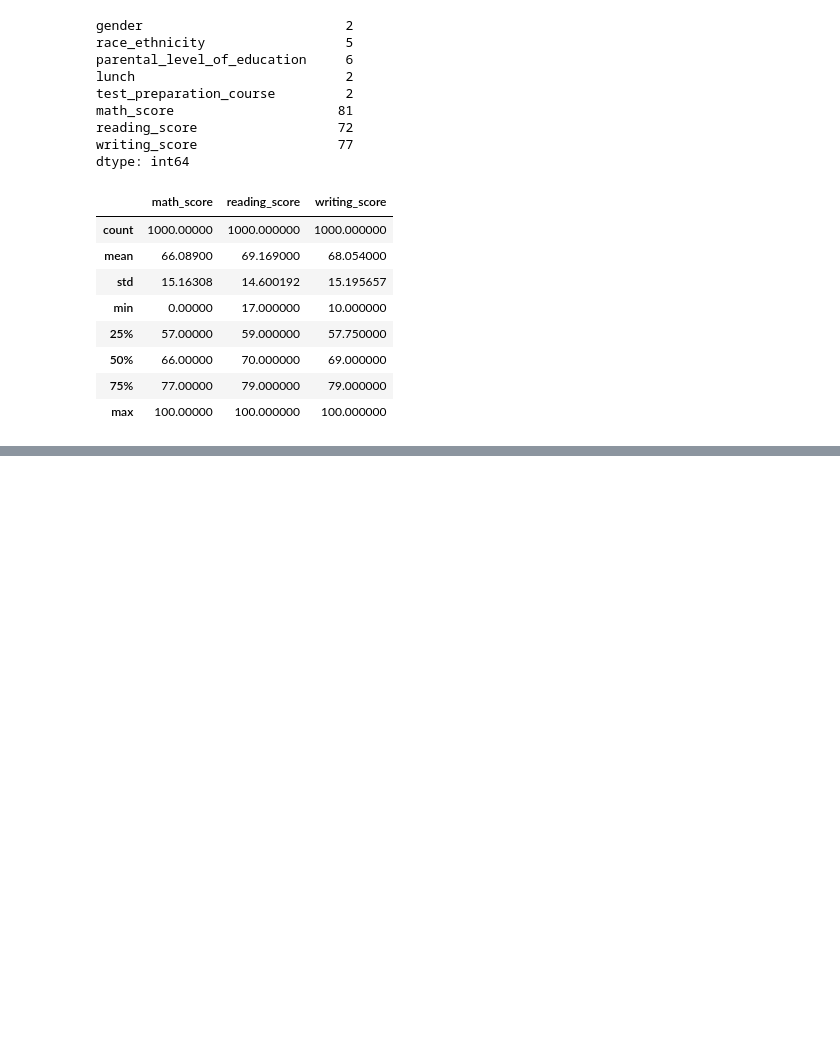
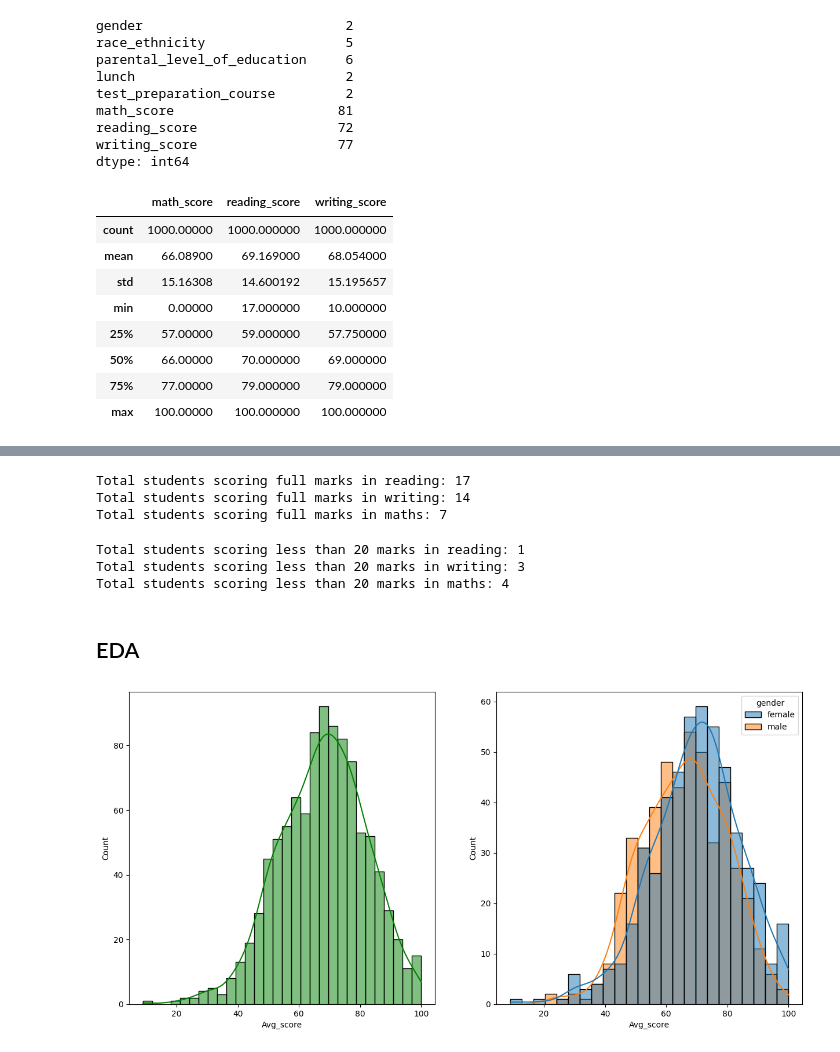
Before and after one commit to Harshvardhan2164/MLOPS-Project, a Jupyter notebook: End-to-End Student Analysis Project/research/EDA.ipynb, the cells around one changed output, grey strips where cells are left out. Saved outputs shown, nothing was run; the diff lists cells and outputs as text; code cells hidden in the pictures; blank space fills up the shorter version.

```diff
--- a/End-to-End Student Analysis Project/research/EDA.ipynb
+++ b/End-to-End Student Analysis Project/research/EDA.ipynb
@@ -53,5 +54,3 @@ memory usage: 62.6+ KB
 data.duplicated().sum()
 # %% [output]
 0
-# %%
-data.drop_duplicates(inplace=True)
@@ -85,0 +109,4 @@ data.describe()
+# %%
+data['Total_score'] = (data['math_score'] + data['reading_score'] + data['writing_score'])
+data['Avg_score'] = data['Total_score']/3
+data.head()
@@ -85,0 +120,35 @@ data.describe()
+# %%
+reading_full = data[data['reading_score'] == 100]['Avg_score'].count()
+writing_full = data[data['writing_score'] == 100]['Avg_score'].count()
+maths_full = data[data['math_score'] == 100]['Avg_score'].count()
+
+print(f"Total students scoring full marks in reading: {reading_full}")
+print(f"Total students scoring full marks in writing: {writing_full}")
+print(f"Total students scoring full marks in maths: {maths_full}")
+# %% [output]
+Total students scoring full marks in reading: 17
+Total students scoring full marks in writing: 14
+Total students scoring full marks in maths: 7
+# %%
+reading_less_20 = data[data['reading_score'] < 20]['Avg_score'].count()
+writing_less_20 = data[data['writing_score'] < 20]['Avg_score'].count()
+maths_less_20 = data[data['math_score'] < 20]['Avg_score'].count()
+
+print(f"Total students scoring less than 20 marks in reading: {reading_less_20}")
+print(f"Total students scoring less than 20 marks in writing: {writing_less_20}")
+print(f"Total students scoring less than 20 marks in maths: {maths_less_20}")
+# %% [output]
+Total students scoring less than 20 marks in reading: 1
+Total students scoring less than 20 marks in writing: 3
+Total students scoring less than 20 marks in maths: 4
+# %% [markdown]
+## EDA
+# %%
+fig, axs = plt.subplots(1, 2, figsize=(15, 7))
+plt.subplot(121)
+sns.histplot(data, x='Avg_score', bins=30, kde=True, color='g')
+plt.subplot(122)
+sns.histplot(data, x='Avg_score', kde=True, hue='gender')
+plt.show()
+# %% [output]
+[figure, added]
```
Also changed, not shown: parts of 33 cells of this notebook, 12 other files.
